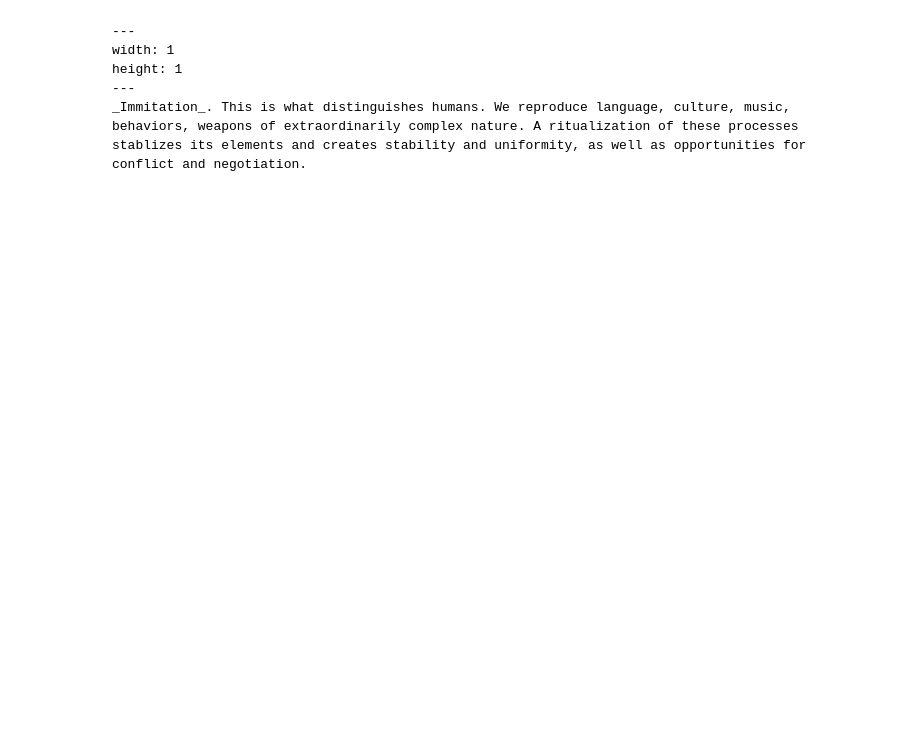
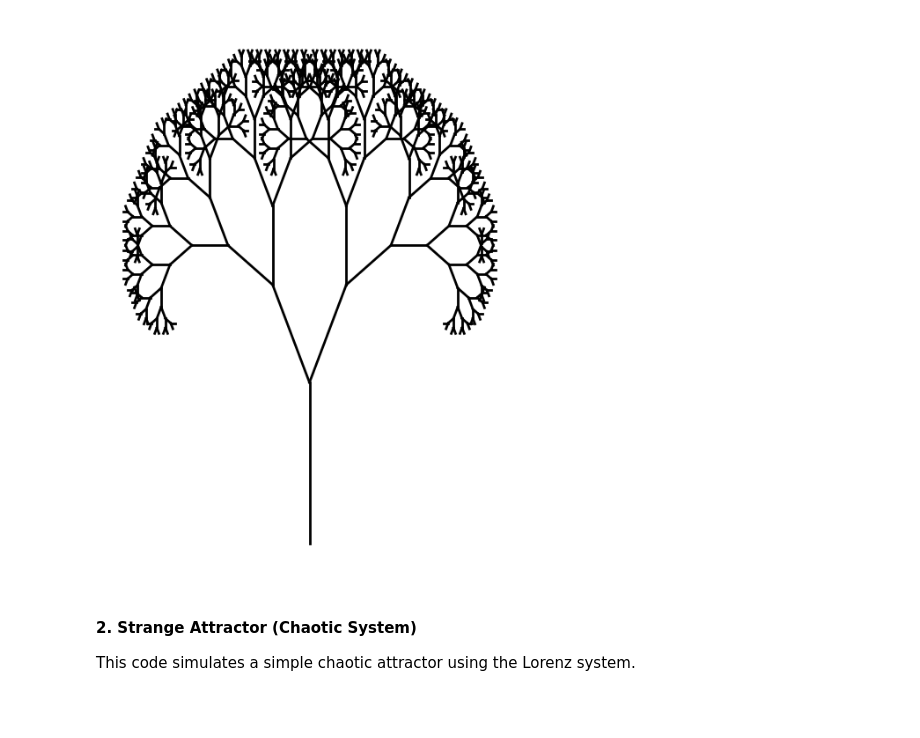
Before and after one commit to abikesa/mundane, a Jupyter notebook: kitabo/ensi/_build/jupyter_execute/act2/chapter3.ipynb, the cells around one changed output. Cells and saved outputs as stored; diff of their text form; code cells hidden in the pictures; blank space fills up the shorter version.

````diff
--- a/kitabo/ensi/_build/jupyter_execute/act2/chapter3.ipynb
+++ b/kitabo/ensi/_build/jupyter_execute/act2/chapter3.ipynb
@@ -238,12 +140,31 @@ visualize_nn()
-# %% [markdown]
-
-
-```{figure} https://www.ledr.com/colours/white.jpg
----
-width: 1
-height: 1
----
-_Immitation_. This is what distinguishes humans. We reproduce language, culture, music, behaviors, weapons of extraordinarily complex nature. A ritualization of these processes stablizes its elements and creates stability and uniformity, as well as opportunities for conflict and negotiation.
-```
+# %%
+import matplotlib.pyplot as plt
+import numpy as np
+
+def draw_branch(x, y, angle, depth, length, ax):
+    if depth == 0:
+        return
+    x_end = x + length * np.cos(angle)
+    y_end = y + length * np.sin(angle)
+
+    ax.plot([x, x_end], [y, y_end], 'k-', lw=2)
+
+    new_length = length * 0.7
+    draw_branch(x_end, y_end, angle - np.pi/6, depth - 1, new_length, ax)
+    draw_branch(x_end, y_end, angle + np.pi/6, depth - 1, new_length, ax)
+
+fig, ax = plt.subplots(figsize=(6, 8))
+ax.set_xticks([])
+ax.set_yticks([])
+ax.set_frame_on(False)
+
+draw_branch(0, -1, np.pi/2, 10, 1, ax)
+
+plt.show()
+# %% [output]
+[figure, added]
+# %% [markdown]
+#### **2. Strange Attractor (Chaotic System)**
+This code simulates a simple chaotic attractor using the Lorenz system.
 # %% [markdown]
 #
````
Also changed, not shown: parts of 6 cells of this notebook, 10 other files.
